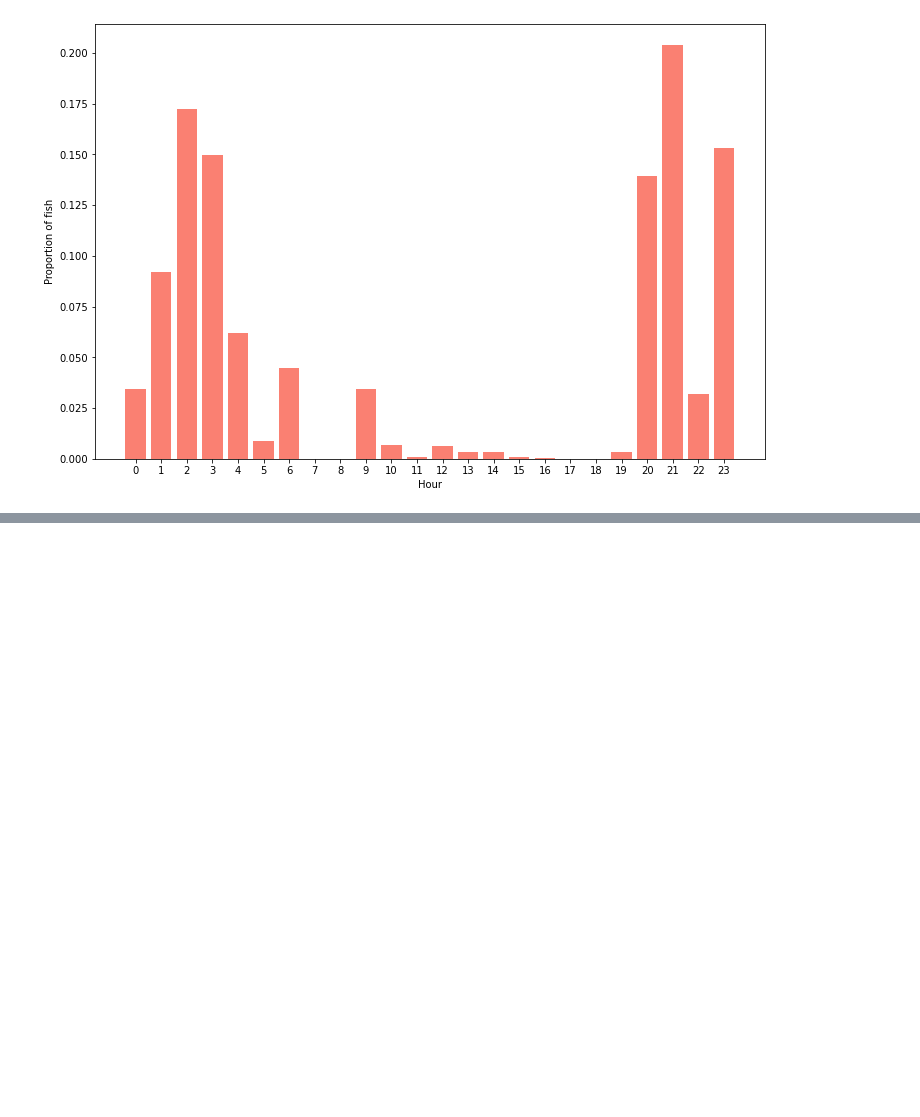
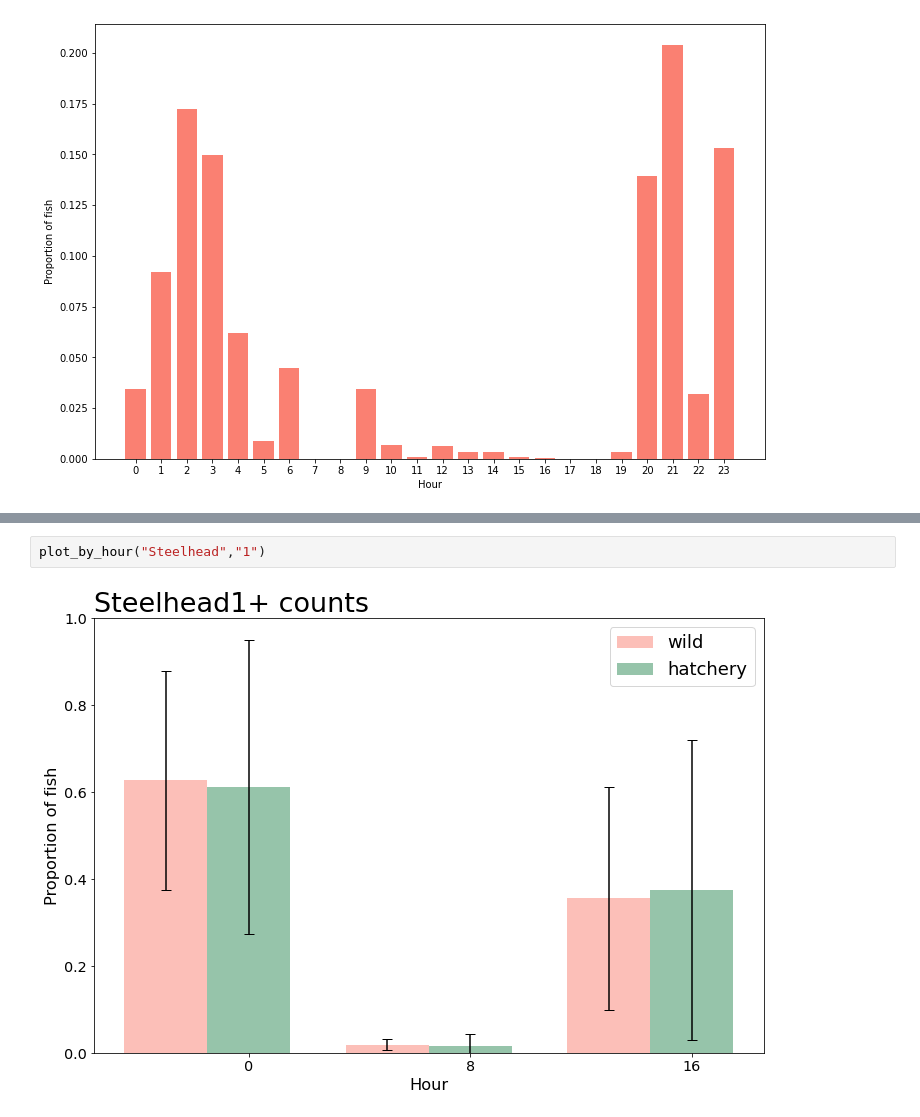
Before and after one commit to maria-kuruvilla/pied_piper, a Jupyter notebook: combine_dungeness_2006-2014_time_of_day.ipynb, the cells around one changed output, grey strips where cells are left out. Saved outputs shown, nothing was run; the diff lists cells and outputs as text; blank space fills up the shorter version.

```diff
--- a/combine_dungeness_2006-2014_time_of_day.ipynb
+++ b/combine_dungeness_2006-2014_time_of_day.ipynb
@@ -132,0 +251,4 @@ plot_by_hour("Steelhead","1","Hat")
+# %%
+plot_by_hour("Steelhead","1")
+# %% [output]
+[figure, added]
```
Also changed, not shown: parts of 12 cells of this notebook, 13 other files.
